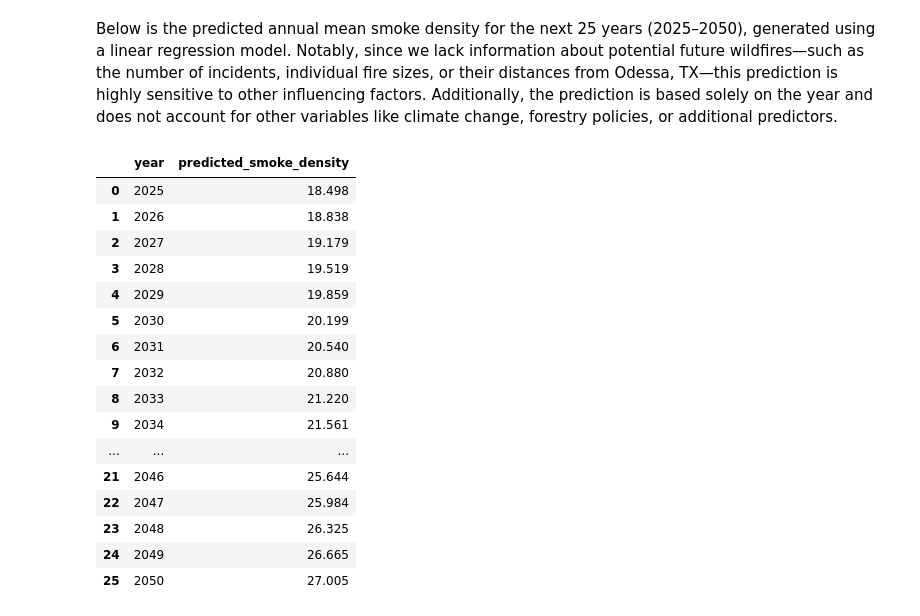
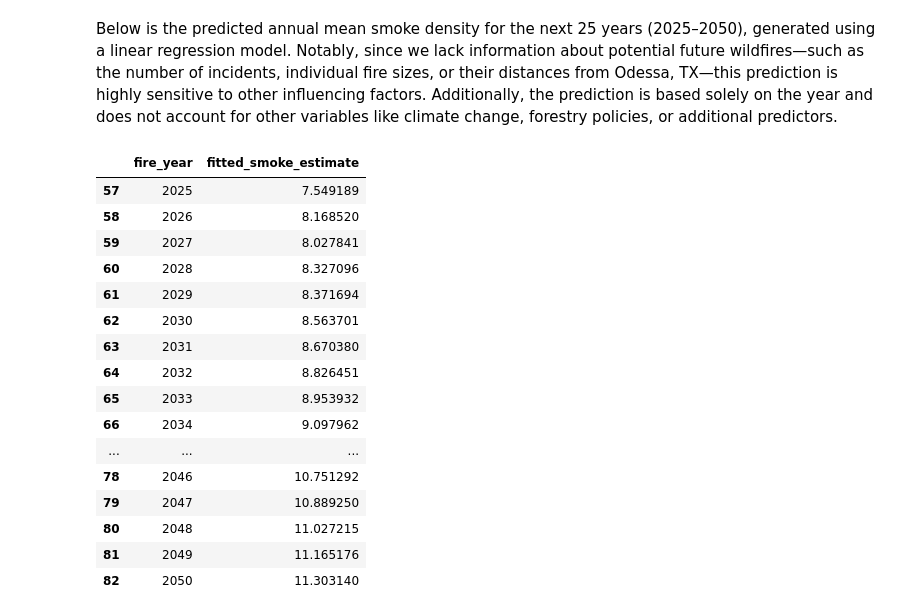
Before and after one commit to tchiang0/data_512_project, a Jupyter notebook: project/part_1/part_1_wf_distance.ipynb, the cells around one changed output. Saved outputs shown, nothing was run; the diff lists cells and outputs as text; code cells hidden in the pictures.

```diff
--- a/project/part_1/part_1_wf_distance.ipynb
+++ b/project/part_1/part_1_wf_distance.ipynb
@@ -243,0 +237,3 @@ predicted_smoke_density = model.predict(future_years)
+# %%
+df_smoke_estimate_by_year = pd.read_csv("Smoke Estimate using ARIMA.csv")
+df_smoke_estimate_by_year.head()
@@ -244,24 +247,22 @@ predicted_smoke_density = model.predict(future_years)
 # %% [markdown]
 Below is the predicted annual mean smoke density for the next 25 years (2025–2050), generated using a linear regression model. Notably, since we lack information about potential future wildfires—such as the number of incidents, individual fire sizes, or their distances from Odessa, TX—this prediction is highly sensitive to other influencing factors. Additionally, the prediction is based solely on the year and does not account for other variables like climate change, forestry policies, or additional predictors.
-# %%
-d = {'year': [y for y in range(2025, 2051)], 'predicted_smoke_density': list(predicted_smoke_density)}
-df_predicted_smoke_density = pd.DataFrame(data = d)
-df_predicted_smoke_density
-# %% [output]
-|  | year | predicted_smoke_density |
-| 0 | 2025 | 18.498 |
-| 1 | 2026 | 18.838 |
-| 2 | 2027 | 19.179 |
-| 3 | 2028 | 19.519 |
-| 4 | 2029 | 19.859 |
-| 5 | 2030 | 20.199 |
-| 6 | 2031 | 20.540 |
-| 7 | 2032 | 20.880 |
-| 8 | 2033 | 21.220 |
-| 9 | 2034 | 21.561 |
-| ... | ... | ... |
-| 21 | 2046 | 25.644 |
-| 22 | 2047 | 25.984 |
-| 23 | 2048 | 26.325 |
-| 24 | 2049 | 26.665 |
-| 25 | 2050 | 27.005 |
+# %%
+df_smoke_estimate_by_year[df_smoke_estimate_by_year["fire_year"] >= 2025]
+# %% [output]
+|  | fire_year | fitted_smoke_estimate |
+| 57 | 2025 | 7.549189 |
+| 58 | 2026 | 8.168520 |
+| 59 | 2027 | 8.027841 |
+| 60 | 2028 | 8.327096 |
+| 61 | 2029 | 8.371694 |
+| 62 | 2030 | 8.563701 |
+| 63 | 2031 | 8.670380 |
+| 64 | 2032 | 8.826451 |
+| 65 | 2033 | 8.953932 |
+| 66 | 2034 | 9.097962 |
+| ... | ... | ... |
+| 78 | 2046 | 10.751292 |
+| 79 | 2047 | 10.889250 |
+| 80 | 2048 | 11.027215 |
+| 81 | 2049 | 11.165176 |
+| 82 | 2050 | 11.303140 |
```
Also changed, not shown: parts of 6 cells of this notebook, 1 other file.
